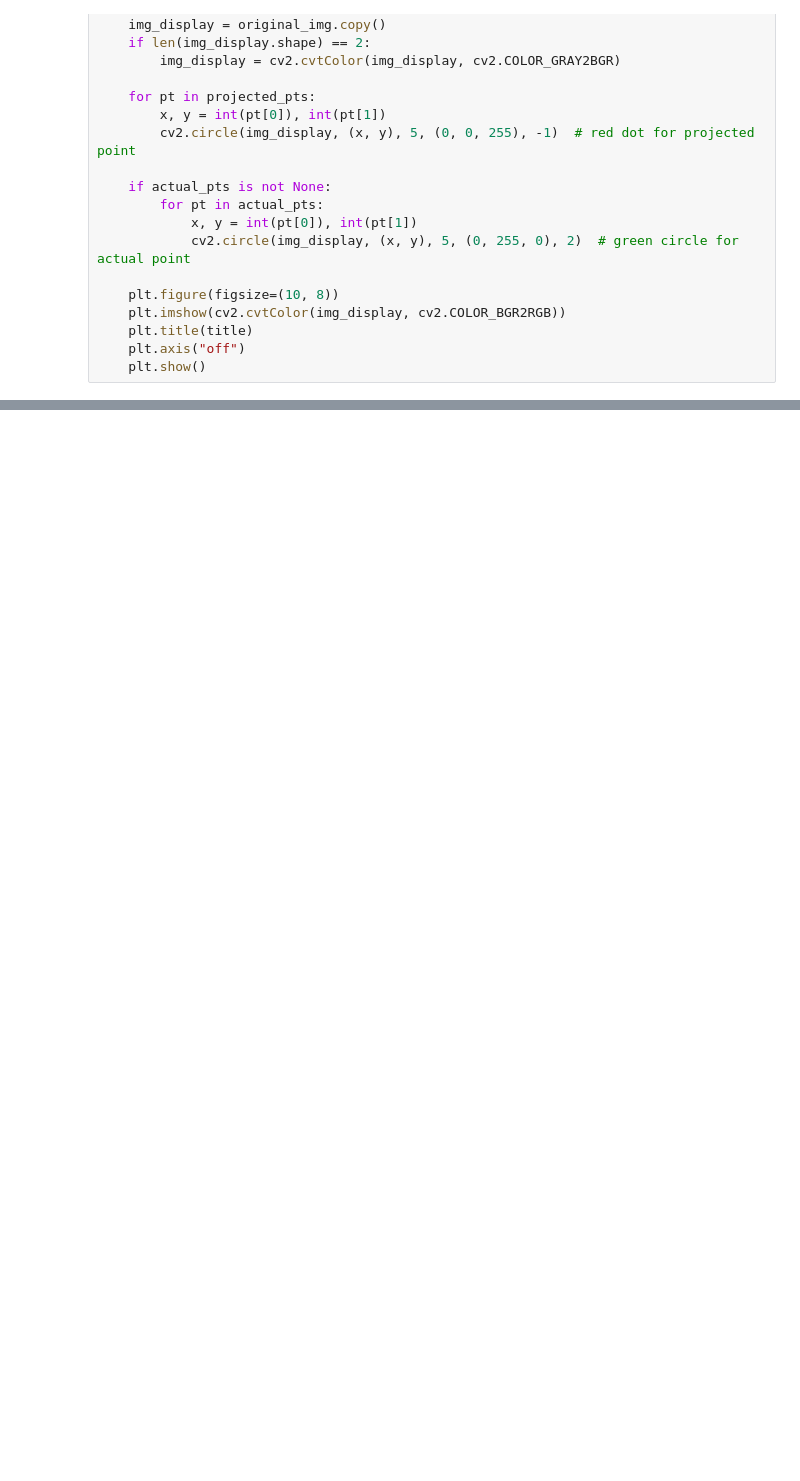
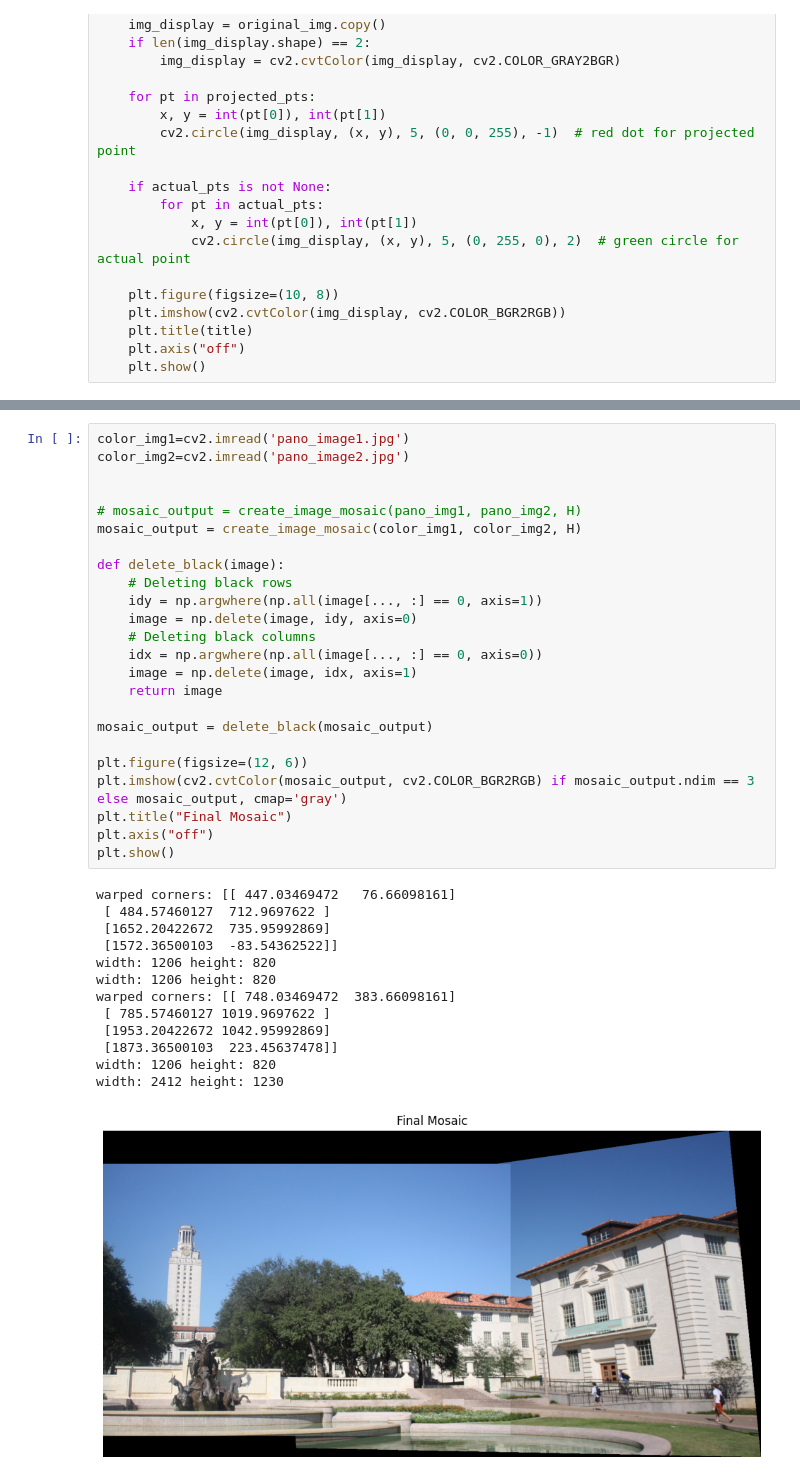
Before and after one commit to shrededlord/CV-Assignment-2, a Jupyter notebook: Part2.ipynb, the cells around one changed output, grey strips where cells are left out. Saved outputs shown, nothing was run; the diff lists cells and outputs as text; blank space fills up the shorter version.

```diff
--- a/Part2.ipynb
+++ b/Part2.ipynb
@@ -116,0 +254,38 @@ def draw_projected_points(original_img, projected_pts, actual_pts=None, title="P
+# %%
+color_img1=cv2.imread('pano_image1.jpg')
+color_img2=cv2.imread('pano_image2.jpg')
+
+
+# mosaic_output = create_image_mosaic(pano_img1, pano_img2, H)
+mosaic_output = create_image_mosaic(color_img1, color_img2, H)
+
+def delete_black(image):
+    # Deleting black rows
+    idy = np.argwhere(np.all(image[..., :] == 0, axis=1))
+    image = np.delete(image, idy, axis=0)
+    # Deleting black columns
+    idx = np.argwhere(np.all(image[..., :] == 0, axis=0))
+    image = np.delete(image, idx, axis=1)
+    return image
+
+mosaic_output = delete_black(mosaic_output)
+
+plt.figure(figsize=(12, 6))
+plt.imshow(cv2.cvtColor(mosaic_output, cv2.COLOR_BGR2RGB) if mosaic_output.ndim == 3 else mosaic_output, cmap='gray')
+plt.title("Final Mosaic")
+plt.axis("off")
+plt.show()
+# %% [output]
+warped corners: [[ 447.03469472   76.66098161]
+ [ 484.57460127  712.9697622 ]
+ [1652.20422672  735.95992869]
+ [1572.36500103  -83.54362522]]
+width: 1206 height: 820
+width: 1206 height: 820
+warped corners: [[ 748.03469472  383.66098161]
+ [ 785.57460127 1019.9697622 ]
+ [1953.20422672 1042.95992869]
+ [1873.36500103  223.45637478]]
+width: 1206 height: 820
+width: 2412 height: 1230
+[figure, added]
```
Also changed, not shown: parts of 3 cells of this notebook.
